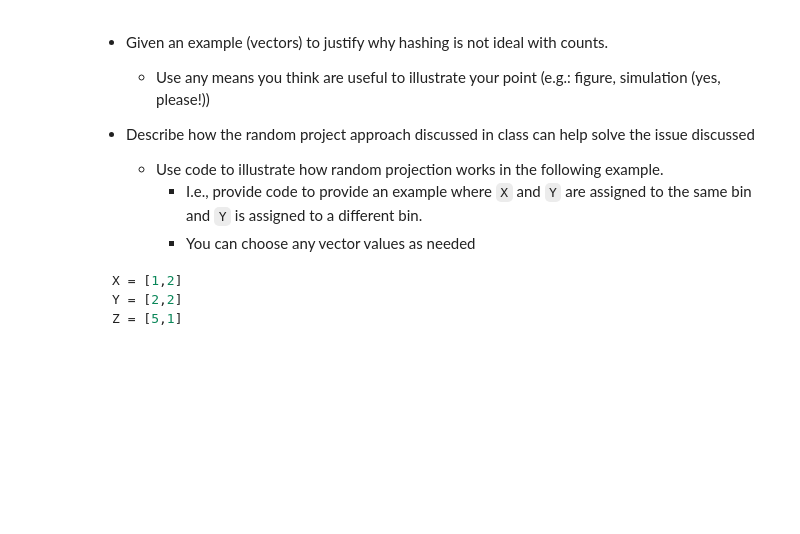
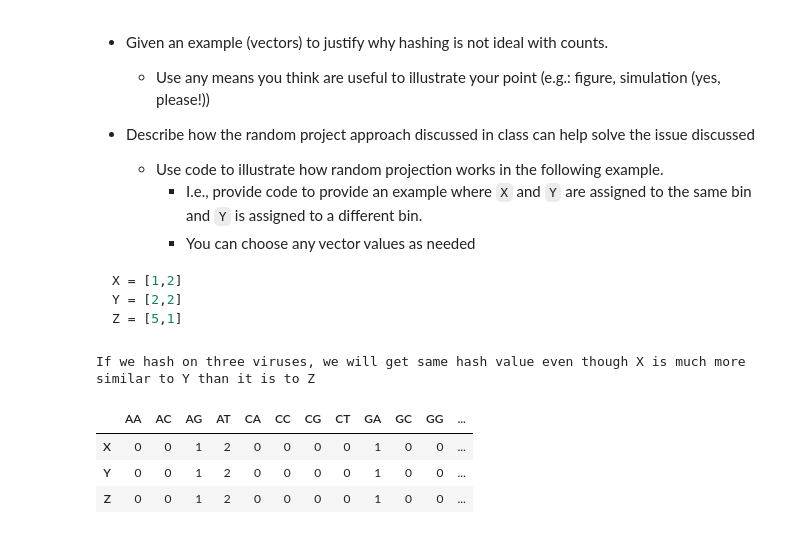
Before and after one commit to ICS-CLASSROOM/assignment-1-heweiron, a Jupyter notebook: Assignment 1.ipynb, the cells around one changed output. Cells and saved outputs as stored; diff of their text form; code cells hidden in the pictures; blank space fills up the shorter version.

```diff
--- a/Assignment 1.ipynb
+++ b/Assignment 1.ipynb
@@ -587,0 +623,15 @@ Z = [5,1]
+# %%
+### Write your code here
+X = "ATAGATA"
+Y = "ATAGATA"
+Z = "TAGATAT"
+counts_dict = {"X": get_kmer_counts(X, k=2), "Y": get_kmer_counts(Y, k=2), "Z": get_kmer_counts(Z, k=2)}
+print("If we hash on three viruses, we will get same hash",
+      "value even though X is much more similar to Y than it is to Z")
+pretty_print_counts(counts_dict)
+# %% [output]
+If we hash on three viruses, we will get same hash value even though X is much more similar to Y than it is to Z
+|  | AA | AC | AG | AT | CA | CC | CG | CT | GA | GC | GG | ... |
+| X | 0 | 0 | 1 | 2 | 0 | 0 | 0 | 0 | 1 | 0 | 0 | ... |
+| Y | 0 | 0 | 1 | 2 | 0 | 0 | 0 | 0 | 1 | 0 | 0 | ... |
+| Z | 0 | 0 | 1 | 2 | 0 | 0 | 0 | 0 | 1 | 0 | 0 | ... |
```
Also changed, not shown: parts of 7 cells of this notebook.
